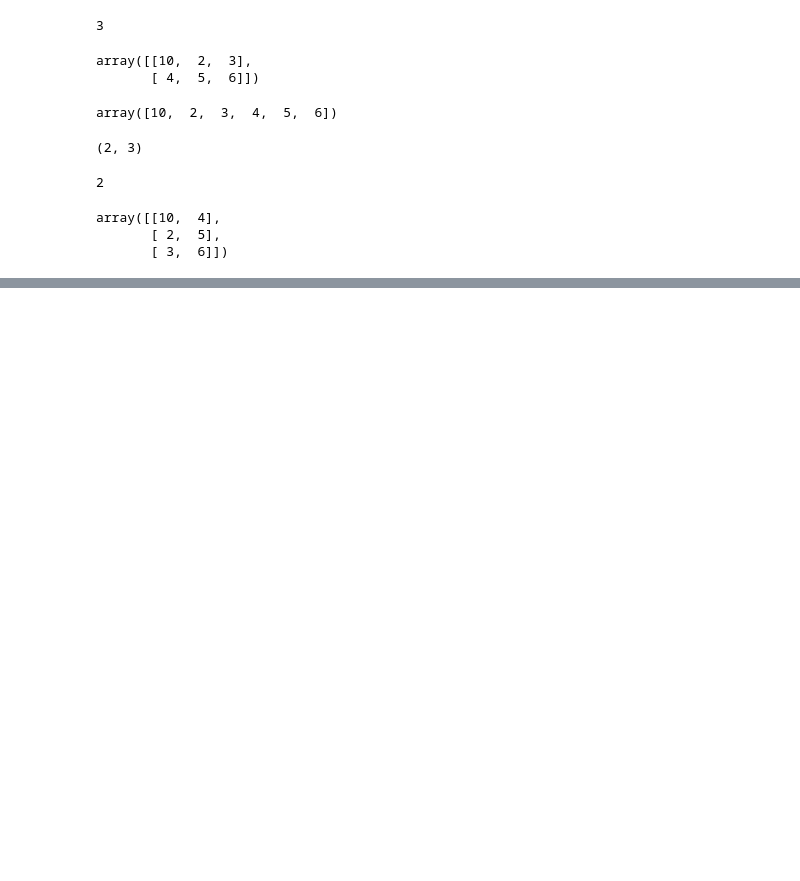
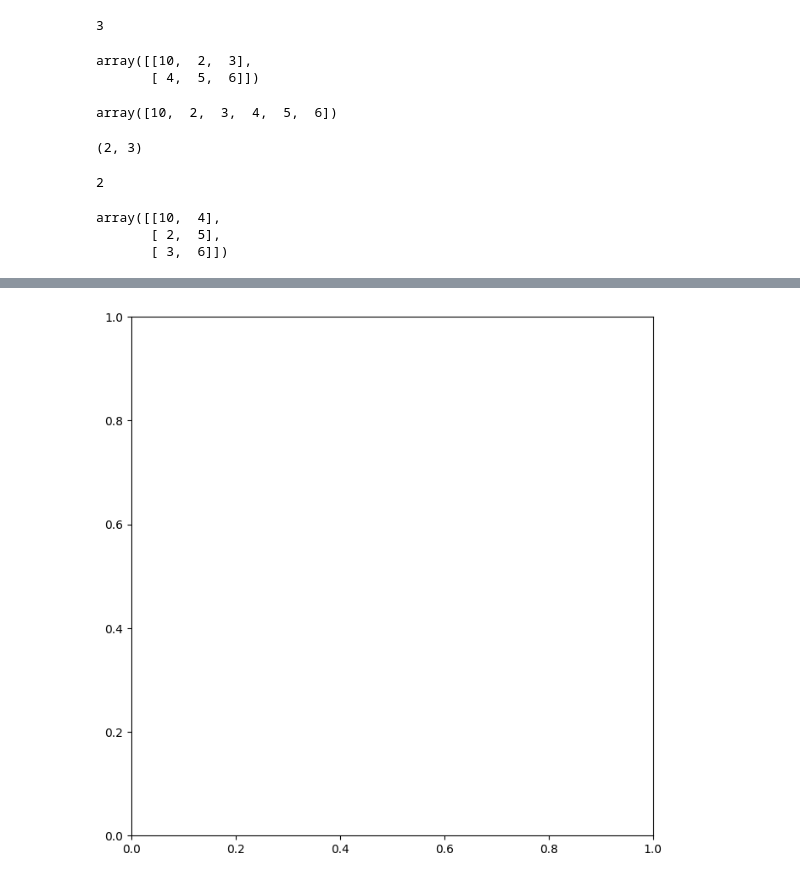
Before and after one commit to caoa0816/ISLP_labs, a Jupyter notebook: Ch02-lab.ipynb, the cells around one changed output, grey strips where cells are left out. Drawn from its saved outputs; the diff is of its cells as text; code cells hidden in the pictures; blank space fills up the shorter version.

```diff
--- a/Ch02-lab.ipynb
+++ b/Ch02-lab.ipynb
@@ -109,0 +167,6 @@ array([[10,  4],
+# %%
+output = subplots(figsize=(8, 8))
+fig = output[0]
+ax = output[1]
+# %% [output]
+[figure, added]
```
Also changed, not shown: parts of 41 cells of this notebook.
